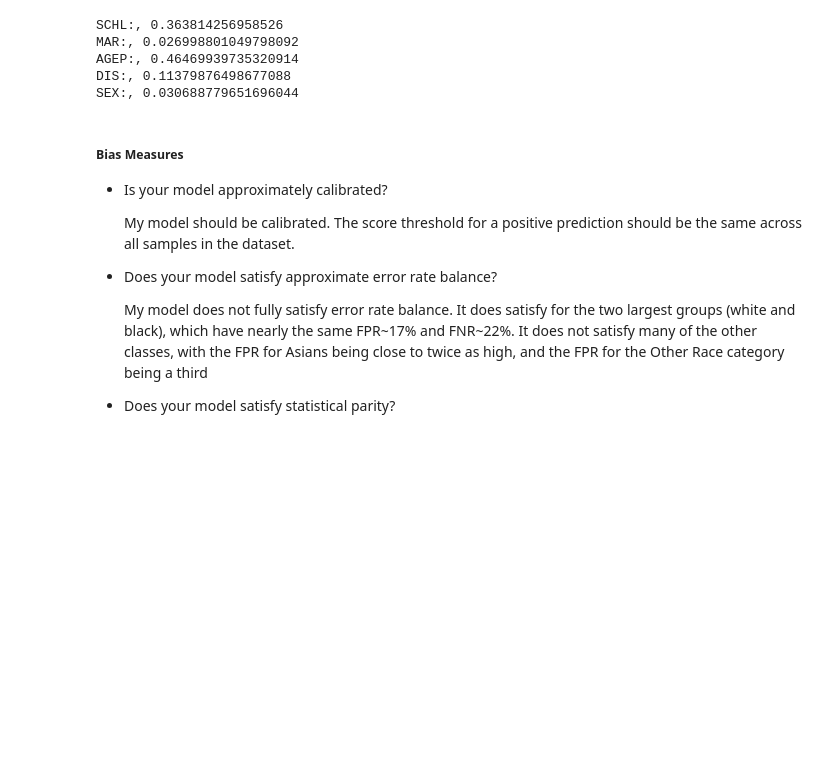
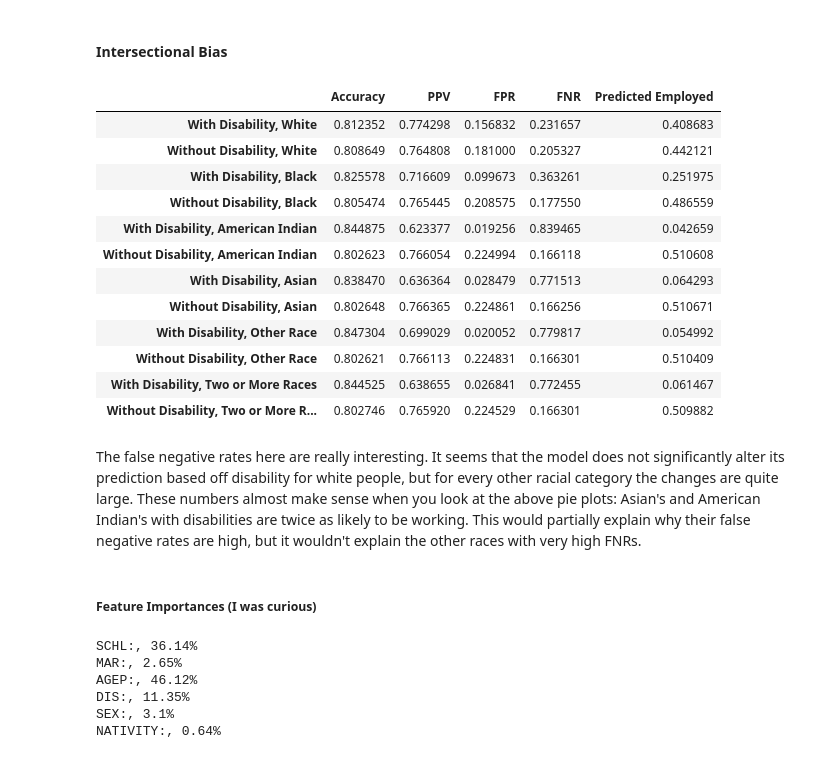
Before and after one commit to jackgreenburg/jackgreenburg.github.io, a Jupyter notebook: posts/auditing-allocative-bias/index.ipynb, the cells around one changed output. Saved outputs shown, nothing was run; the diff lists cells and outputs as text; code cells hidden in the pictures; blank space fills up the shorter version.

```diff
--- a/posts/auditing-allocative-bias/index.ipynb
+++ b/posts/auditing-allocative-bias/index.ipynb
@@ -238,0 +227,5 @@ Two or More Races subgroup:
+# %%
+print("Ground truth percentages employed for reference:")
+true_employment_percentages = df.query('label==True')['group'].value_counts(sort=False) / df['group'].value_counts(sort=True)
+for (index, race), percentage in zip(group_dict.items(), true_employment_percentages):
+    print(f"{index}. {race}: {round(percentage*100, 2)}%")
@@ -239,20 +253,45 @@ Two or More Races subgroup:
+# %% [markdown]
+#### Intersectional Bias
+# %%
+bias_df = pd.DataFrame(X_test, columns = feature_categories)
+bias_df["group"] = group_test
+bias_df["label"] = y_test
+
+intersectional_audit_dict = {}
+for index, race in group_dict.items():
+    for subgroup in [1, 2]:
+        # print(f"\n{race} subgroup:")
+        include_bool_arr = (group_test==index) | (bias_df["DIS"] == subgroup)
+        intersectional_audit_dict[f"With{['', 'out'][subgroup-1]} Disability, {race}"] = compute_measures(
+            y_test=y_test[include_bool_arr],
+            y_pred=y_pred[include_bool_arr]
+        )
+pd.DataFrame(intersectional_audit_dict).T
+# %% [output]
+|  | Accuracy | PPV | FPR | FNR | Predicted Employed |
+| With Disability, White | 0.812352 | 0.774298 | 0.156832 | 0.231657 | 0.408683 |
+| Without Disability, White | 0.808649 | 0.764808 | 0.181000 | 0.205327 | 0.442121 |
+| With Disability, Black | 0.825578 | 0.716609 | 0.099673 | 0.363261 | 0.251975 |
+| Without Disability, Black | 0.805474 | 0.765445 | 0.208575 | 0.177550 | 0.486559 |
+| With Disability, American Indian | 0.844875 | 0.623377 | 0.019256 | 0.839465 | 0.042659 |
+| Without Disability, American Indian | 0.802623 | 0.766054 | 0.224994 | 0.166118 | 0.510608 |
+| With Disability, Asian | 0.838470 | 0.636364 | 0.028479 | 0.771513 | 0.064293 |
+| Without Disability, Asian | 0.802648 | 0.766365 | 0.224861 | 0.166256 | 0.510671 |
+| With Disability, Other Race | 0.847304 | 0.699029 | 0.020052 | 0.779817 | 0.054992 |
+| Without Disability, Other Race | 0.802621 | 0.766113 | 0.224831 | 0.166301 | 0.510409 |
+| With Disability, Two or More Races | 0.844525 | 0.638655 | 0.026841 | 0.772455 | 0.061467 |
+| Without Disability, Two or More R... | 0.802746 | 0.765920 | 0.224529 | 0.166301 | 0.509882 |
+# %% [markdown]
+The false negative rates here are really interesting. It seems that the model does not significantly alter its prediction based off  disability for white people, but for every other racial category the changes are quite large. These numbers almost make sense when you look at the above pie plots: Asian's and American Indian's with disabilities are twice as likely to be working. This would partially explain why their false negative rates are high, but it wouldn't explain the other races with very high FNRs.
+# %% [markdown]
+##### Feature Importances (I was curious)
 # %%
 for feat, importance in zip(feature_categories, clf[1].feature_importances_):
-    print(f"{feat}:, {importance}")
+    print(f"{feat}:, {round(importance*100, 2)}%")
 # %% [output]
-SCHL:, 0.363814256958526
-MAR:, 0.026998801049798092
-AGEP:, 0.46469939735320914
-DIS:, 0.11379876498677088
-SEX:, 0.030688779651696044
+SCHL:, 36.14%
+MAR:, 2.65%
+AGEP:, 46.12%
+DIS:, 11.35%
+SEX:, 3.1%
+NATIVITY:, 0.64%
-# %% [markdown]
-##### Bias Measures
-- Is your model approximately calibrated?
-
-  My model should be calibrated. The score threshold for a positive prediction should be the same across all samples in the dataset.
-
-- Does your model satisfy approximate error rate balance?
-
-  My model does not fully satisfy error rate balance. It does satisfy for the two largest groups (white and black), which have nearly the same FPR~17% and FNR~22%. It does not satisfy many of the other classes, with the FPR for Asians being close to twice as high, and the FPR for the Other Race category being a third
-
-- Does your model satisfy statistical parity?
```
Also changed, not shown: parts of 20 cells of this notebook, 8 other files.
